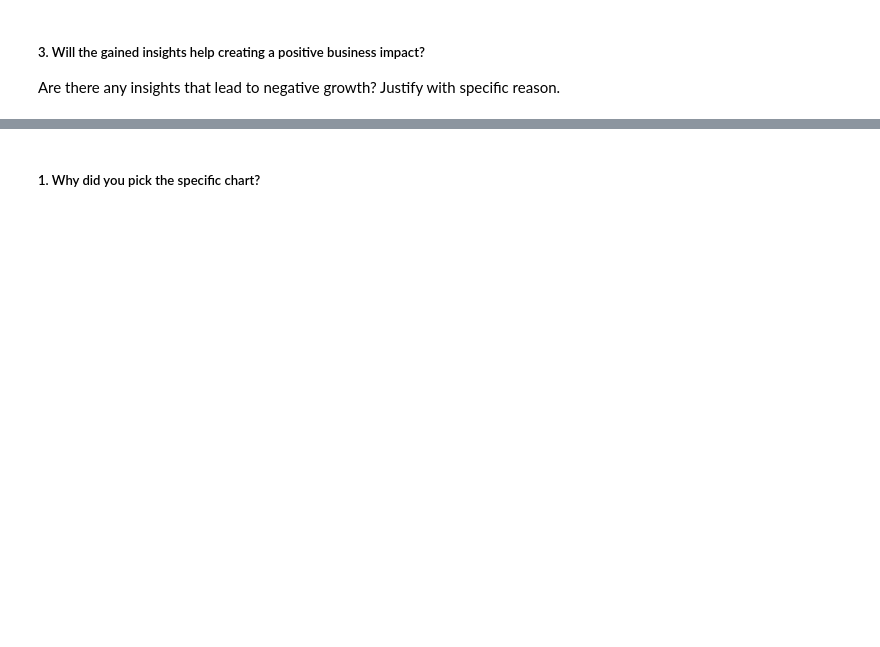
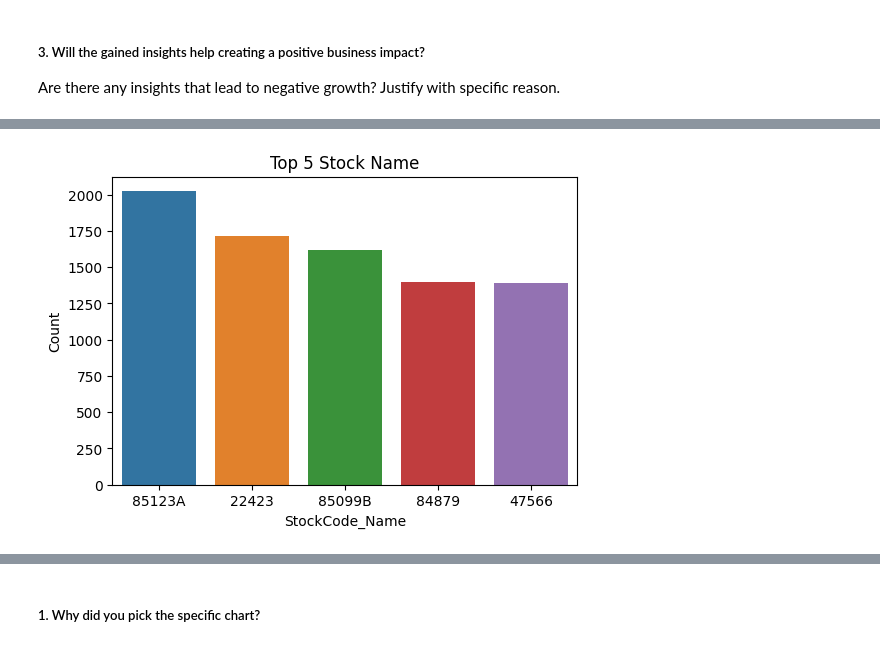
Before and after one commit to Dheeraj-Budhlakoti/Online_Retail_Customer_Segmentation, a Jupyter notebook: Capstone_Project_Unsupervised_Online_Retail_Customer_Segmentation.ipynb, the cells around one changed output, grey strips where cells are left out. Saved outputs shown, nothing was run; the diff lists cells and outputs as text; code cells hidden in the pictures; blank space fills up the shorter version.

```diff
--- a/Capstone_Project_Unsupervised_Online_Retail_Customer_Segmentation.ipynb
+++ b/Capstone_Project_Unsupervised_Online_Retail_Customer_Segmentation.ipynb
@@ -353,0 +449,6 @@ Answer Here
+# %%
+# Creating a StockCode_df with its value_counts
+StockCode_df=work_df['StockCode'].value_counts().reset_index()
+StockCode_df.rename(columns={'index': 'StockCode_Name'}, inplace=True)
+StockCode_df.rename(columns={'StockCode': 'Count'}, inplace=True)
+StockCode_df.head()
@@ -353,0 +471,8 @@ Answer Here
+# %%
+# Plotting barplot for top 5 Stockcode
+plt.figure(figsize=(6,4))
+plt.title('Top 5 Stock Name')
+sns.barplot(x='StockCode_Name',y='Count',data=StockCode_df[:5])
+plt.show()
+# %% [output]
+[figure, added]
```
Also changed, not shown: parts of 161 cells of this notebook.
